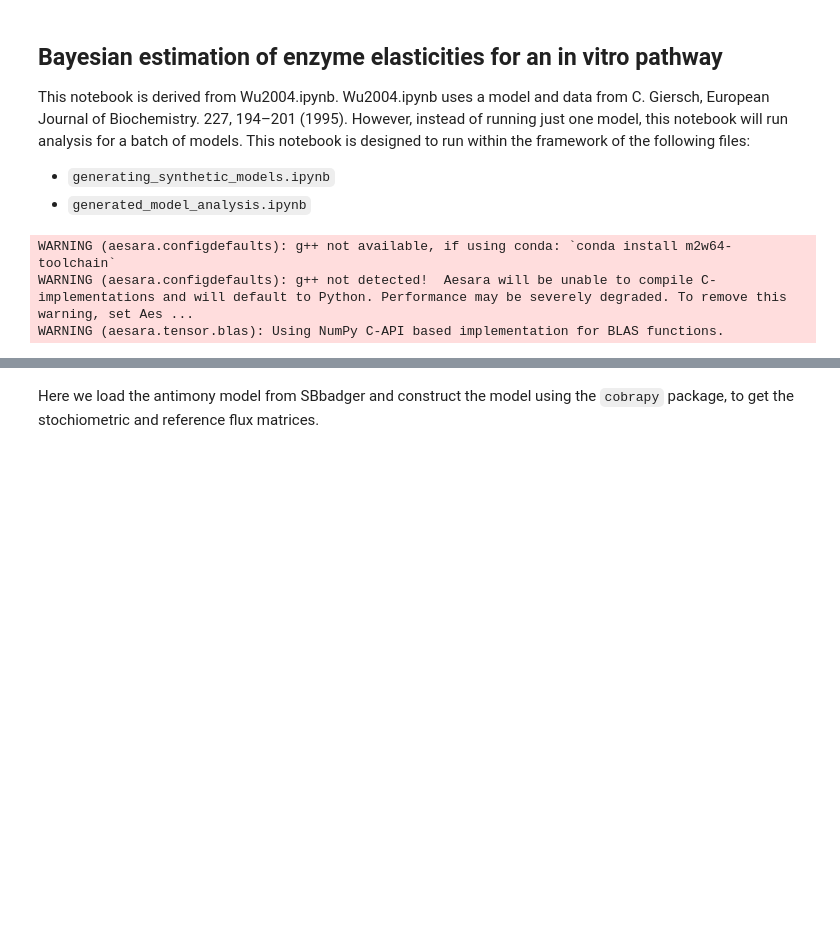
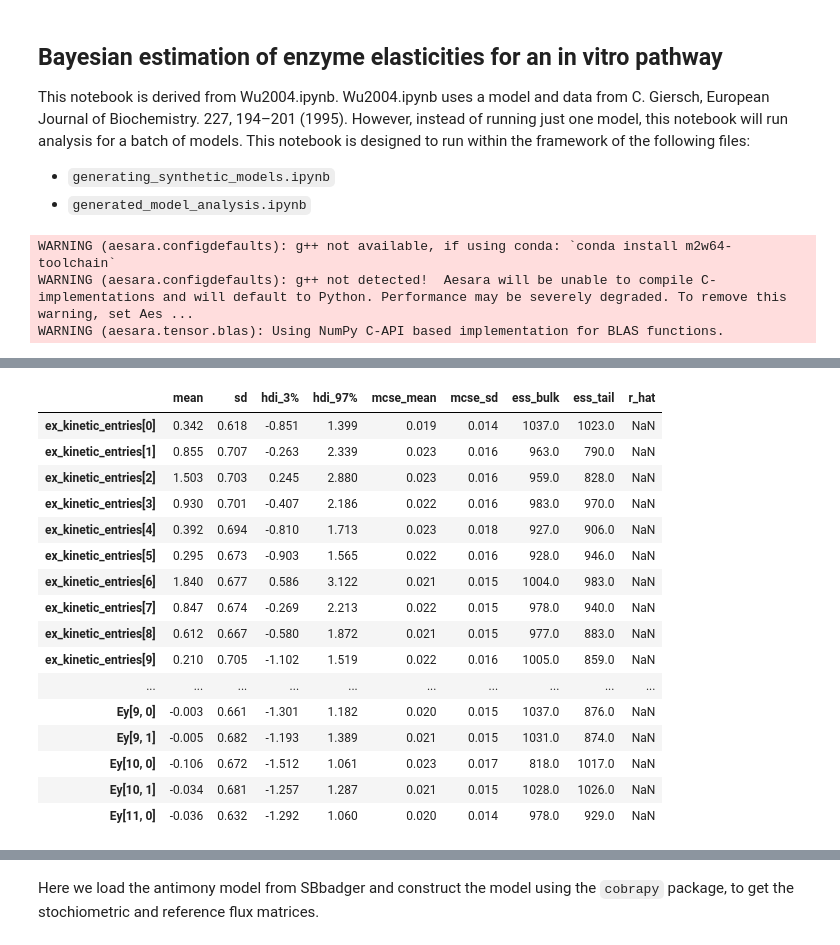
Before and after one commit to janisshin/benchmarking, a Jupyter notebook: sbb_10sp_alldata.ipynb, the cells around one changed output, grey strips where cells are left out. Saved outputs shown, nothing was run; the diff lists cells and outputs as text; code cells hidden in the pictures; blank space fills up the shorter version.

```diff
--- a/sbb_10sp_alldata.ipynb
+++ b/sbb_10sp_alldata.ipynb
@@ -51,0 +108,5 @@ DATA_OMISSION_CODE = 'A'
+# %%
+path = 'test_5.xml'
+dataPath = 'data_5_pt10.csv'
+folder_name = FOLDER_NAME
+itr = ADVI_ITERATIONS
@@ -51,0 +393,5 @@ DATA_OMISSION_CODE = 'A'
+# %%
+az.summary(trace['posterior'])
+# Ey_hdi = az.summary(trace['posterior']['Ey'])
+# e_all = pd.concat(Ex_hdi, Ey_hdi)
+# %% [output]
@@ -51,0 +399,17 @@ DATA_OMISSION_CODE = 'A'
+|  | mean | sd | hdi_3% | hdi_97% | mcse_mean | mcse_sd | ess_bulk | ess_tail | r_hat |
+| ex_kinetic_entries[0] | 0.342 | 0.618 | -0.851 | 1.399 | 0.019 | 0.014 | 1037.0 | 1023.0 | NaN |
+| ex_kinetic_entries[1] | 0.855 | 0.707 | -0.263 | 2.339 | 0.023 | 0.016 | 963.0 | 790.0 | NaN |
+| ex_kinetic_entries[2] | 1.503 | 0.703 | 0.245 | 2.880 | 0.023 | 0.016 | 959.0 | 828.0 | NaN |
+| ex_kinetic_entries[3] | 0.930 | 0.701 | -0.407 | 2.186 | 0.022 | 0.016 | 983.0 | 970.0 | NaN |
+| ex_kinetic_entries[4] | 0.392 | 0.694 | -0.810 | 1.713 | 0.023 | 0.018 | 927.0 | 906.0 | NaN |
+| ex_kinetic_entries[5] | 0.295 | 0.673 | -0.903 | 1.565 | 0.022 | 0.016 | 928.0 | 946.0 | NaN |
+| ex_kinetic_entries[6] | 1.840 | 0.677 | 0.586 | 3.122 | 0.021 | 0.015 | 1004.0 | 983.0 | NaN |
+| ex_kinetic_entries[7] | 0.847 | 0.674 | -0.269 | 2.213 | 0.022 | 0.015 | 978.0 | 940.0 | NaN |
+| ex_kinetic_entries[8] | 0.612 | 0.667 | -0.580 | 1.872 | 0.021 | 0.015 | 977.0 | 883.0 | NaN |
+| ex_kinetic_entries[9] | 0.210 | 0.705 | -1.102 | 1.519 | 0.022 | 0.016 | 1005.0 | 859.0 | NaN |
+| ... | ... | ... | ... | ... | ... | ... | ... | ... | ... |
+| Ey[9, 0] | -0.003 | 0.661 | -1.301 | 1.182 | 0.020 | 0.015 | 1037.0 | 876.0 | NaN |
+| Ey[9, 1] | -0.005 | 0.682 | -1.193 | 1.389 | 0.021 | 0.015 | 1031.0 | 874.0 | NaN |
+| Ey[10, 0] | -0.106 | 0.672 | -1.512 | 1.061 | 0.023 | 0.017 | 818.0 | 1017.0 | NaN |
+| Ey[10, 1] | -0.034 | 0.681 | -1.257 | 1.287 | 0.021 | 0.015 | 1028.0 | 1026.0 | NaN |
+| Ey[11, 0] | -0.036 | 0.632 | -1.292 | 1.060 | 0.020 | 0.014 | 978.0 | 929.0 | NaN |
```
Also changed, not shown: parts of 52 cells of this notebook, 1 other file.
